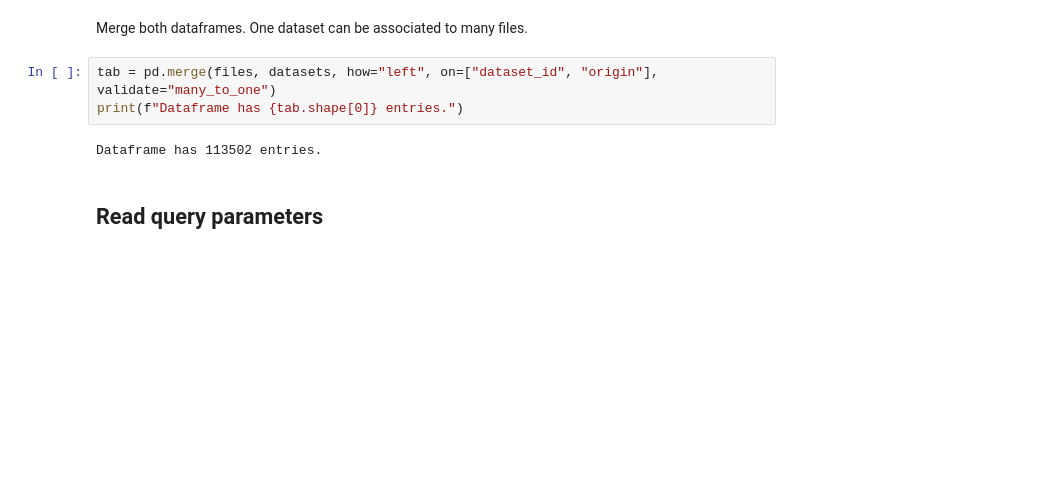
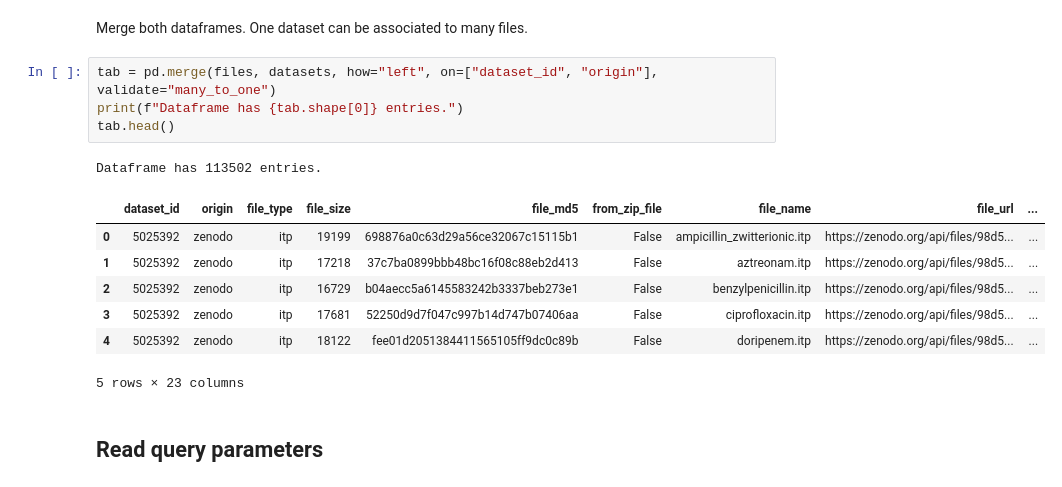
Before and after one commit to MDverse/mdws, a Jupyter notebook: notebooks/analyze_zenodo.ipynb, the cells around one changed output. Drawn from its saved outputs; the diff is of its cells as text; blank space fills up the shorter version.

Commit message:
Update Zenodo analysis

```diff
--- a/notebooks/analyze_zenodo.ipynb
+++ b/notebooks/analyze_zenodo.ipynb
@@ -24,8 +25,16 @@ One dataset can be associated to many files.
 # %%
 tab = pd.merge(files, datasets, how="left", on=["dataset_id", "origin"], validate="many_to_one")
 print(f"Dataframe has {tab.shape[0]} entries.")
+tab.head()
 # %% [output]
 Dataframe has 113502 entries.
+|  | dataset_id | origin | file_type | file_size | file_md5 | from_zip_file | file_name | file_url | ... |
+| 0 | 5025392 | zenodo | itp | 19199 | 698876a0c63d29a56ce32067c15115b1 | False | ampicillin_zwitterionic.itp | https://zenodo.org/api/files/98d5... | ... |
+| 1 | 5025392 | zenodo | itp | 17218 | 37c7ba0899bbb48bc16f08c88eb2d413 | False | aztreonam.itp | https://zenodo.org/api/files/98d5... | ... |
+| 2 | 5025392 | zenodo | itp | 16729 | b04aecc5a6145583242b3337beb273e1 | False | benzylpenicillin.itp | https://zenodo.org/api/files/98d5... | ... |
+| 3 | 5025392 | zenodo | itp | 17681 | 52250d9d7f047c997b14d747b07406aa | False | ciprofloxacin.itp | https://zenodo.org/api/files/98d5... | ... |
+| 4 | 5025392 | zenodo | itp | 18122 | fee01d2051384411565105ff9dc0c89b | False | doripenem.itp | https://zenodo.org/api/files/98d5... | ... |
+5 rows × 23 columns
 # %% [markdown]
 ## Read query parameters
 # %%
```
Also changed, not shown: parts of 19 cells of this notebook.
